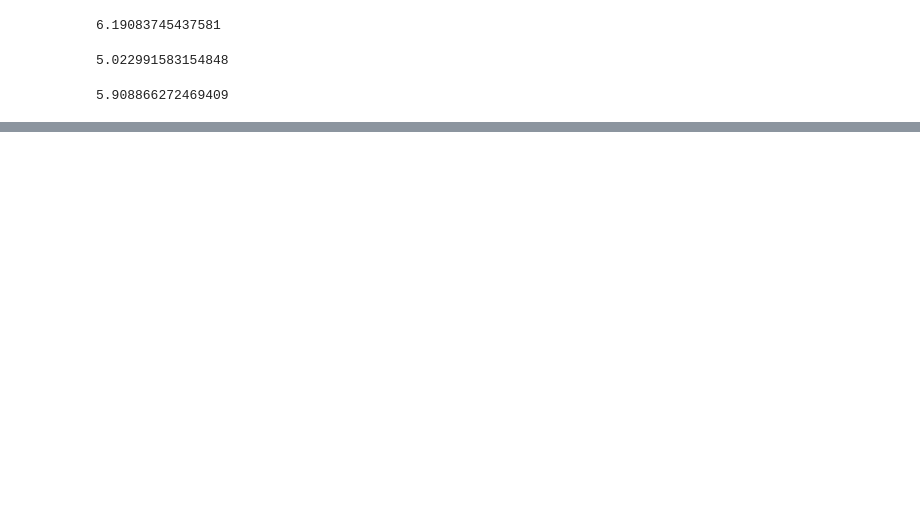
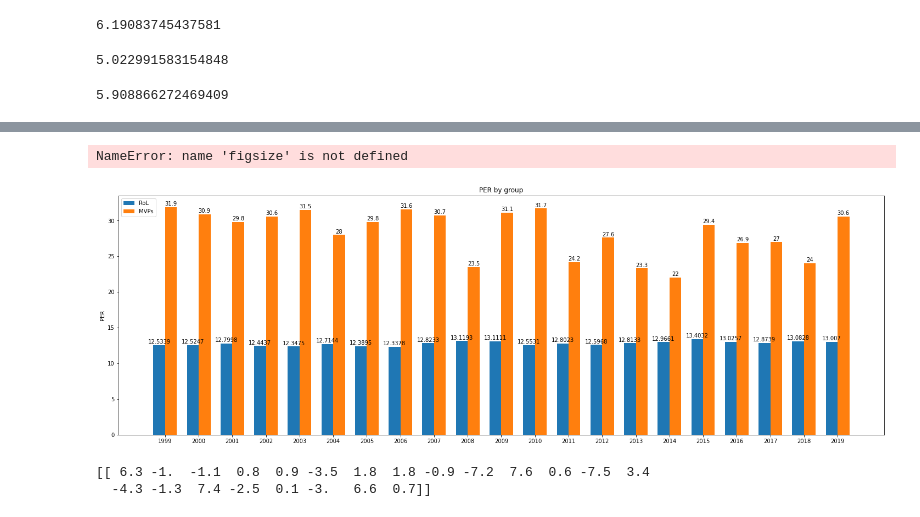
Before and after one commit to SloanStefanakis/ds_1300_notebooks, a Jupyter notebook: work/FinalProjectNBA.ipynb, the cells around one changed output, grey strips where cells are left out. Cells and saved outputs as stored; diff of their text form; code cells hidden in the pictures; blank space fills up the shorter version.

```diff
--- a/work/FinalProjectNBA.ipynb
+++ b/work/FinalProjectNBA.ipynb
@@ -259,7 +247,7 @@ szns25up
 # %%
 for x in szns.iterrows():
     year = szns['Year']
-    per = szns25up['PER']
+    per = szns['PER']
 # %%
 index = 0
 per_holder = []
@@ -317,8 +307,8 @@ nan2012['PER']
 # %% [output]
 5.908866272469409
 # %%
-per_25 = []
+per_20 = []
 for x in per:
-    if x > 25:
-        per_25.append(x)
+    if x >= 20:
+        per_20.append(x)
 # %%
@@ -343,0 +328,5 @@ per_25
+# %%
+per_19 = []
+for x in per:
+    if x < 20:
+        per_19.append(x)
@@ -343,0 +442,41 @@ per_25
+# %%
+import matplotlib.pyplot as plt
+import numpy as np
+
+
+labels = ['1999', '2000', '2001', '2002', '2003', '2004', '2005', '2006', '2007', '2008', '2009', '2010', '2011', '2012', '2013', '2014', '2015', '2016', '2017', '2018', '2019']
+RoLmeans = [12.533940774487471, 12.524716553287982, 12.799772727272728, 12.443691588785047, 12.347511312217195, 12.714439655172415, 12.389496717724288, 12.337772925764192, 12.823281596452329, 13.119325842696629, 13.11111111111111, 12.553097345132743, 12.802301255230125, 12.59679487179487, 12.813278008298756, 12.966056910569106, 13.403151260504202, 13.025720164609053, 12.873888888888889, 13.082830188679246, 13.006994328922495]
+MVPmeans = [31.9, 30.9, 29.8, 30.6, 31.5, 28.0, 29.8, 31.6, 30.7, 23.5, 31.1, 31.7, 24.2, 27.6, 23.3, 22.0, 29.4, 26.9, 27.0, 24.0, 30.6]
+
+x = np.arange(len(labels))  # the label locations
+width = 0.35  # the width of the bars
+
+fig, ax = plt.subplots(figsize=(25, 8))
+rects1 = ax.bar(x - width/2, RoLmeans, width, label='RoL')
+rects2 = ax.bar(x + width/2, MVPmeans, width, label='MVPs')
+
+# Add some text for labels, title and custom x-axis tick labels, etc.
+ax.set_ylabel('PER')
+ax.set_title('PER by group')
+ax.set_xticks(x)
+ax.set_xticklabels(labels)
+ax.legend()
+
+ax.bar_label(rects1, padding=1)
+ax.bar_label(rects2, padding=1)
+
+figsize.tight_layout()
+
+plt.show()
+# %% [output]
+NameError: name 'figsize' is not defined
+[figure, added]
+# %%
+from numpy import matrix
+a = matrix((25.6, 31.9, 30.9, 29.8, 30.6, 31.5, 28.0, 29.8, 31.6, 30.7, 23.5, 31.1, 31.7, 24.2, 27.6, 23.3, 22.0, 29.4, 26.9, 27.0, 24.0, 30.6))
+b = matrix((31.9, 30.9, 29.8, 30.6, 31.5, 28.0, 29.8, 31.6, 30.7, 23.5, 31.1, 31.7, 24.2, 27.6, 23.3, 22.0, 29.4, 26.9, 27.0, 24.0, 30.6, 31.3))
+ren = b-a
+print(ren)
+# %% [output]
+[[ 6.3 -1.  -1.1  0.8  0.9 -3.5  1.8  1.8 -0.9 -7.2  7.6  0.6 -7.5  3.4
+  -4.3 -1.3  7.4 -2.5  0.1 -3.   6.6  0.7]]
```
Also changed, not shown: parts of 31 cells of this notebook.
